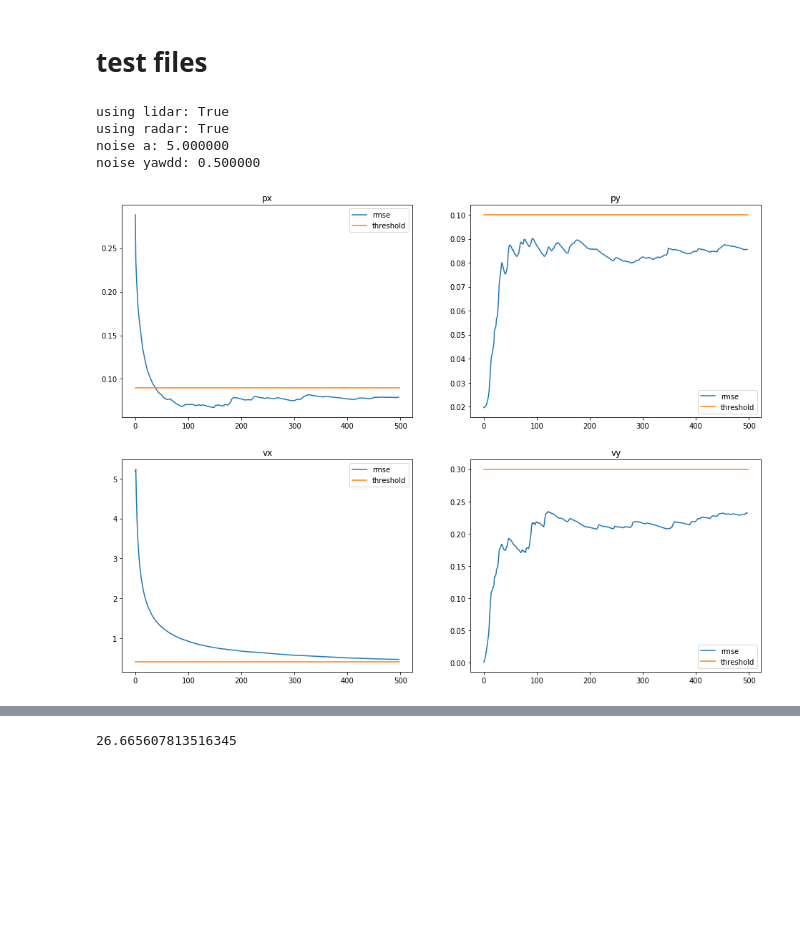
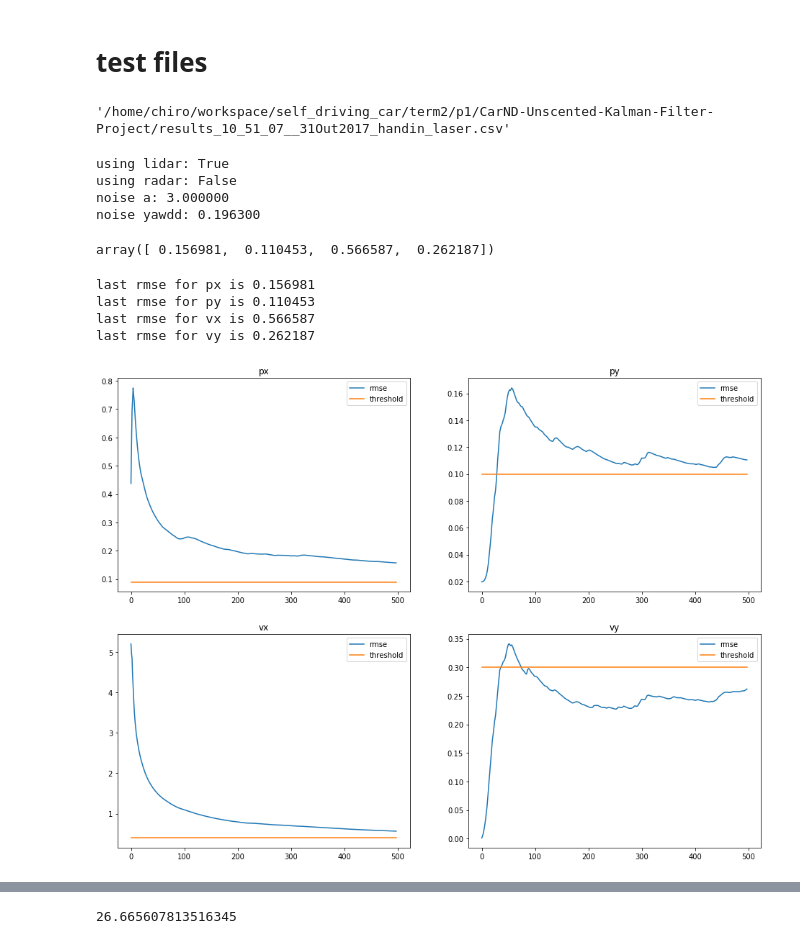
Before and after one commit to diogo-aos/CarND-Unscented-Kalman-Filter-Project, a Jupyter notebook: analyze_results.ipynb, the cells around one changed output, grey strips where cells are left out. Cells and saved outputs as stored; diff of their text form; code cells hidden in the pictures; blank space fills up the shorter version.

```diff
--- a/analyze_results.ipynb
+++ b/analyze_results.ipynb
@@ -18,6 +12,12 @@ fn = '/home/chiro/workspace/self_driving_car/term2/p1/CarND-Unscented-Kalman-Fil
 fn = '/home/chiro/workspace/self_driving_car/term2/p1/CarND-Unscented-Kalman-Filter-Project/results_00_52_53__31Out2017_.csv'
 # %%
 fn = '/home/chiro/workspace/self_driving_car/term2/p1/CarND-Unscented-Kalman-Filter-Project/build/results.csv'
+# %%
+fn = !zenity --file-selection
+fn = fn[0]
+fn
+# %% [output]
+'/home/chiro/workspace/self_driving_car/term2/p1/CarND-Unscented-Kalman-Filter-Project/results_10_51_07__31Out2017_handin_laser.csv'
 # %%
 with open(fn, 'r') as f:
     reader = csv.reader(f)
@@ -29,9 +29,9 @@ print('noise a:', csv_data[0][0])
 print('noise yawdd:', csv_data[0][1])
 # %% [output]
 using lidar: True
-using radar: True
-noise a: 5.000000
-noise yawdd: 0.500000
+using radar: False
+noise a: 3.000000
+noise yawdd: 0.196300
 # %%
 data = np.loadtxt(fn, delimiter=',', skiprows=1)
 # %%
@@ -44,21 +44,30 @@ sensor = data[:,-1]
 # %%
 rmse_thesholds = [.09, .10, .40, .30]
 titles = ['px', 'py', 'vx', 'vy']
+# %%
+rmse[-1]
+# %% [output]
+array([ 0.156981,  0.110453,  0.566587,  0.262187])
 # %%
 fig, (row1, row2) = plt.subplots(nrows=2, ncols=2)
 fig.set_figwidth(16)
 fig.set_figheight(12)
 axes = []
 axes.extend(row1)
 axes.extend(row2)
 
 for ax, col_data, thresh, title in zip(axes, rmse.T, rmse_thesholds, titles):
     ax.plot(col_data, label='rmse')
-    ax.plot([0, len(rmse)], [thresh, thresh], label='threshold')
+    ax.plot([0, len(col_data)], [thresh, thresh], label='threshold')
     ax.set_title(title)
     ax.legend()
+    print('last rmse for {} is {}'.format(title, col_data[-1]))
 # %% [output]
+last rmse for px is 0.156981
+last rmse for py is 0.110453
+last rmse for vx is 0.566587
+last rmse for vy is 0.262187
-[figure, old version]
+[figure, new version]
 # %%
 fig, ax1 = plt.subplots(nrows=1, ncols=1)
 fig.set_figwidth(16)
```
Also changed, not shown: parts of 7 cells of this notebook, 17 other files.
